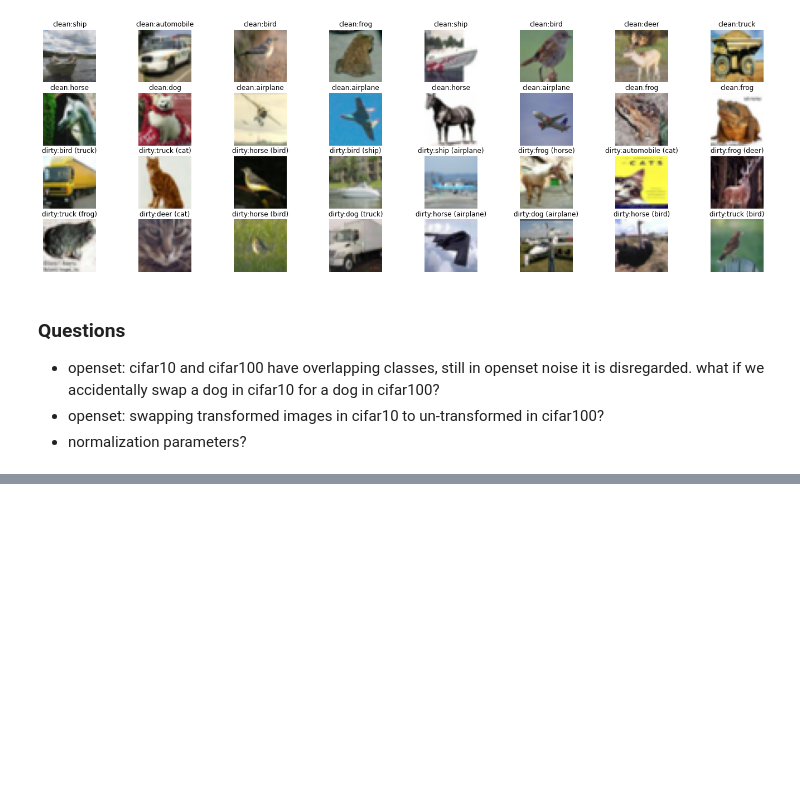
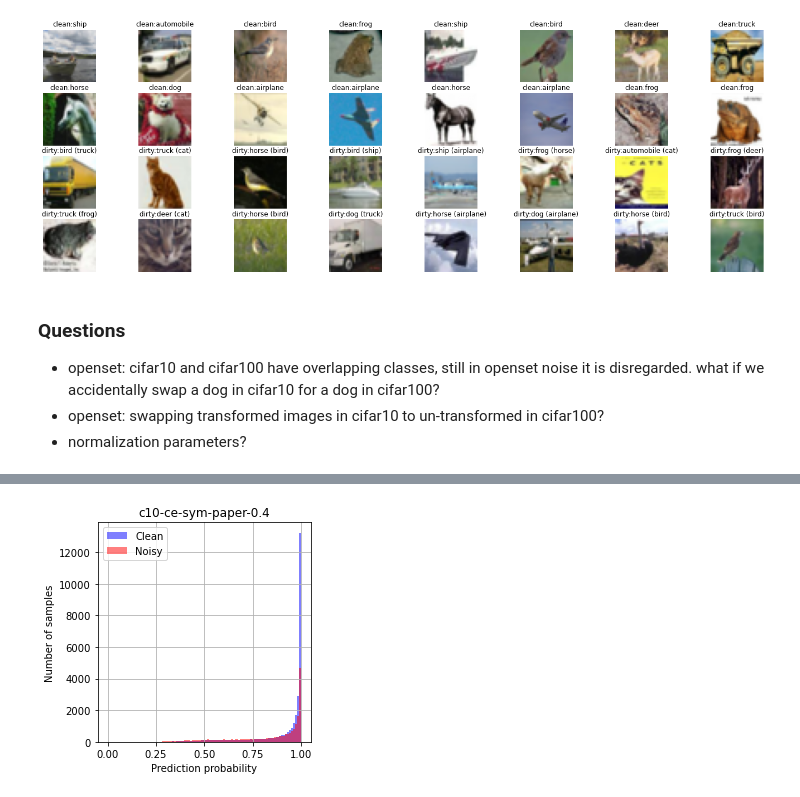
Before and after one commit to mark-antal-csizmadia/re-sln, a Jupyter notebook: main.ipynb, the cells around one changed output, grey strips where cells are left out. Drawn from its saved outputs; the diff is of its cells as text; code cells hidden in the pictures; blank space fills up the shorter version.

Commit message:
added testing function and plotting functions

```diff
--- a/main.ipynb
+++ b/main.ipynb
@@ -146,7 +130,7 @@ p = 0.4
 custom_noise = False
 make_new_custom_noise = False
 
-train_dataset, indices_noisy, noise_rules, test_dataset = get_data(
+train_dataset, _, indices_noisy, noise_rules, test_dataset = get_data(
     dataset_name=dataset_name,
     datapath=datapath,
     noise_mode=noise_mode,
@@ -170,11 +154,11 @@ test_dataset.targets = np.eye(n_classes)[targets_test]
 # load data
 batch_size = 128
 # train_dataloader is modified if lc is used
-train_dataloader = torch.utils.data.DataLoader(train_dataset, batch_size=batch_size, shuffle=True)
+train_dataloader = torch.utils.data.DataLoader(train_dataset, batch_size=batch_size, shuffle=True, num_workers=2)
 # train_eval_dataloader is never modified, and is used to compute the loss weights for lc
-train_eval_dataloader = torch.utils.data.DataLoader(train_dataset, batch_size=batch_size, shuffle=False)
+train_eval_dataloader = torch.utils.data.DataLoader(train_dataset, batch_size=batch_size, shuffle=False, num_workers=2)
 # test_dataloader is never modified (test dataset is not onehot yet?)
-test_dataloader = torch.utils.data.DataLoader(test_dataset, batch_size=batch_size, shuffle=False)
+test_dataloader = torch.utils.data.DataLoader(test_dataset, batch_size=batch_size, shuffle=False, num_workers=2)
 
 # models and opts
 model_name = "wrn-28-2"
@@ -240,7 +224,7 @@ for n_epoch in range(1, n_epochs+1):
         # do lc and reload training data
         targets_one_hot_lc = losses*targets_one_hot + (1-losses)*softmaxes
         train_dataset.targets = targets_one_hot_lc
-        train_dataloader = torch.utils.data.DataLoader(train_dataset, batch_size=batch_size, shuffle=True)
+        train_dataloader = torch.utils.data.DataLoader(train_dataset, batch_size=batch_size, shuffle=True, num_workers=2)
 
     loss_epoch, accuracy_epoch = train_loop(
         model=model,
@@ -331,0 +357,10 @@ epoch=11/300, loss_epoch=1.9168, acc_epoch=0.3897, loss_test_no_ema=1.2577, accu
+# %%
+loss, accuracy, losses, softmaxes, predictions = test(model=model, device=device, dataloader=train_eval_dataloader)
+# %%
+exp_id = "exp_2021-11-24 10:00:41.592838"
+viz_save_path = Path(f"assets/{exp_id}")
+title = "c10-ce-sym-paper-0.4"
+
+plot_prediction_probabilities(softmaxes=softmaxes, indices_noisy=indices_noisy, title=title, viz_save_path=viz_save_path)
+# %% [output]
+[figure, added]
```
Also changed, not shown: parts of 6 cells of this notebook, 5 other files.
